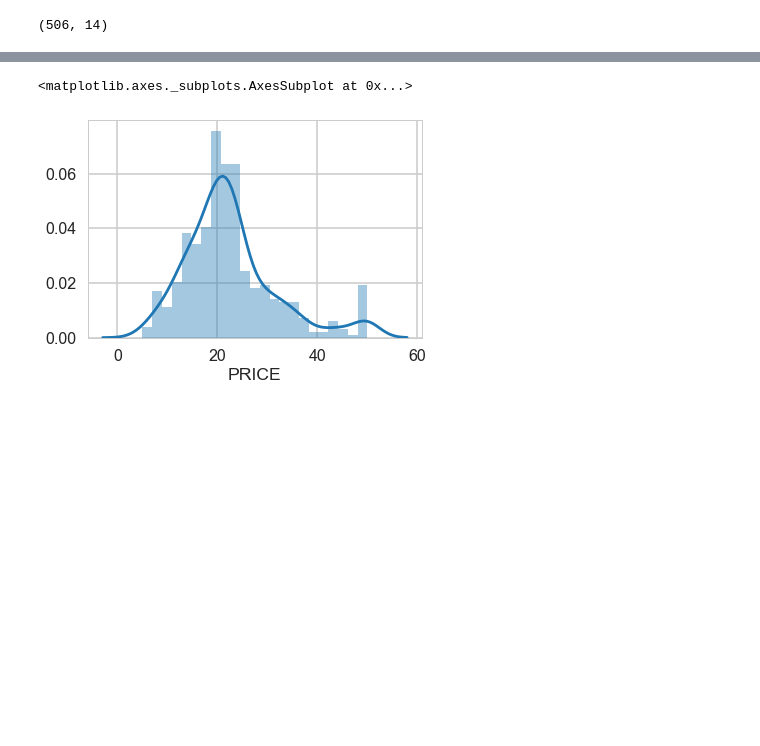
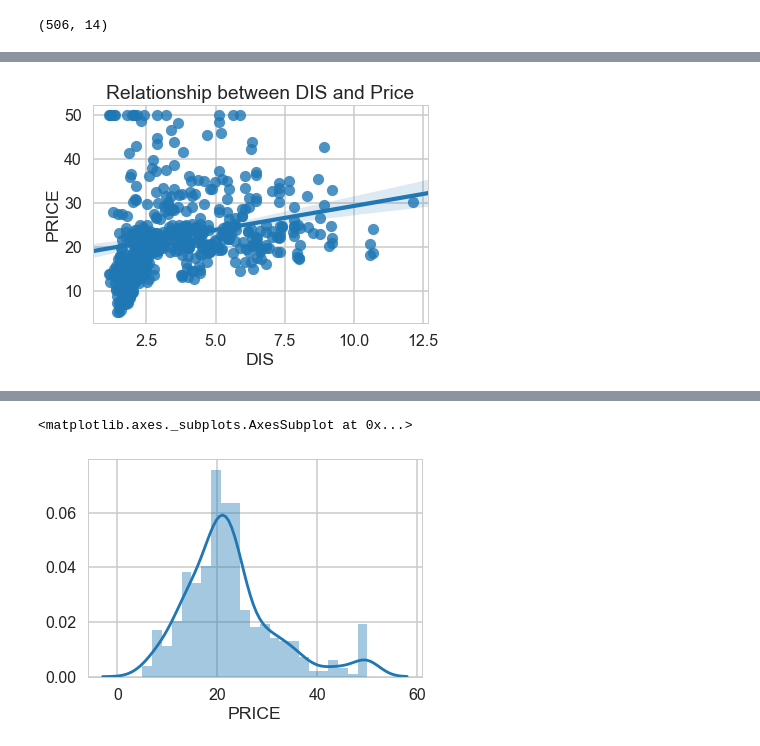
Before and after one commit to saheelahmed2/Boston-Housing-EDA, a Jupyter notebook: Boston Housing.ipynb, the cells around one changed output, grey strips where cells are left out. Drawn from its saved outputs; the diff is of its cells as text; code cells hidden in the pictures; blank space fills up the shorter version.

```diff
--- a/Boston Housing.ipynb
+++ b/Boston Housing.ipynb
@@ -72,0 +149,7 @@ boston_df.shape
+# %%
+# Between prices and Weighted distance between 5 Boston Employment Center
+sns.regplot(y="PRICE",x="DIS", data=boston_df, fit_reg= True)
+plt.title("Relationship between DIS and Price")
+plt.show()
+# %% [output]
+[figure, added]
```
Also changed, not shown: parts of 26 cells of this notebook.
